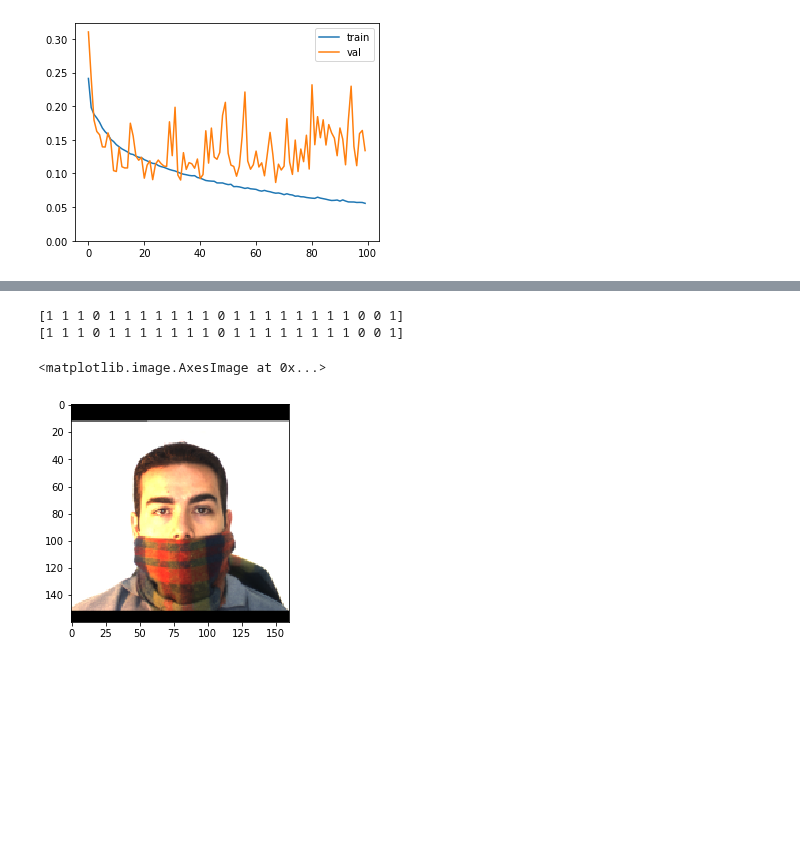
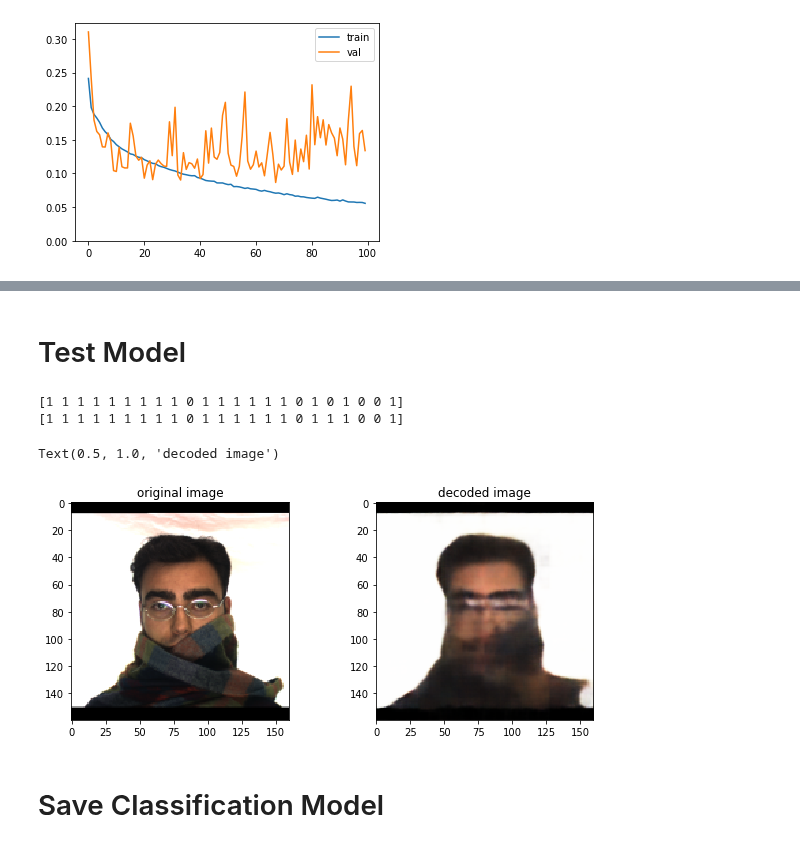
Before and after one commit to arnaldog12/icaonet, a Jupyter notebook: notebooks/supervised_unsupervised/Multilearning.ipynb, the cells around one changed output, grey strips where cells are left out. Cells and saved outputs as stored; diff of their text form; code cells hidden in the pictures; blank space fills up the shorter version.

```diff
--- a/notebooks/supervised_unsupervised/Multilearning.ipynb
+++ b/notebooks/supervised_unsupervised/Multilearning.ipynb
@@ -287,16 +299,27 @@ plot.keras_hist(hist.history, metric_train_key='matthews_correlation_coefficient
+# %% [markdown]
+# Test Model
 # %%
 random_idx = np.random.choice(x_val.shape[0])
 im = np.expand_dims(x_val[random_idx], axis=0)
 y_true = y_val[random_idx]
 
-y_pred = model.predict(im)[1]
-y_pred = np.where(y_pred > 0.5, 1, 0)
+y_pred_decoded, y_pred_outputs = model.predict(im)
+y_pred_outputs = np.where(y_pred_outputs > 0.5, 1, 0)
 
-print(y_true, y_pred[0], sep='\n')
+print(y_true, y_pred_outputs[0], sep='\n')
 
+plt.figure(figsize=(10, 4))
+plt.subplot(1, 2, 1)
 plt.imshow(im.squeeze()[:, :, ::-1])
+plt.title('original image')
+
+plt.subplot(1, 2, 2)
+plt.imshow(y_pred_decoded.squeeze()[:, :, ::-1])
+plt.title('decoded image')
 # %% [output]
-[1 1 1 0 1 1 1 1 1 1 1 0 1 1 1 1 1 1 1 1 0 0 1]
-[1 1 1 0 1 1 1 1 1 1 1 0 1 1 1 1 1 1 1 1 0 0 1]
+[1 1 1 1 1 1 1 1 1 0 1 1 1 1 1 1 0 1 0 1 0 0 1]
+[1 1 1 1 1 1 1 1 1 0 1 1 1 1 1 1 0 1 1 1 0 0 1]
-<matplotlib.image.AxesImage at 0x...>
+Text(0.5, 1.0, 'decoded image')
-[figure, old version]
+[figure, new version]
+# %% [markdown]
+# Save Classification Model
```
Also changed, not shown: parts of 9 cells of this notebook, 3 other files.
